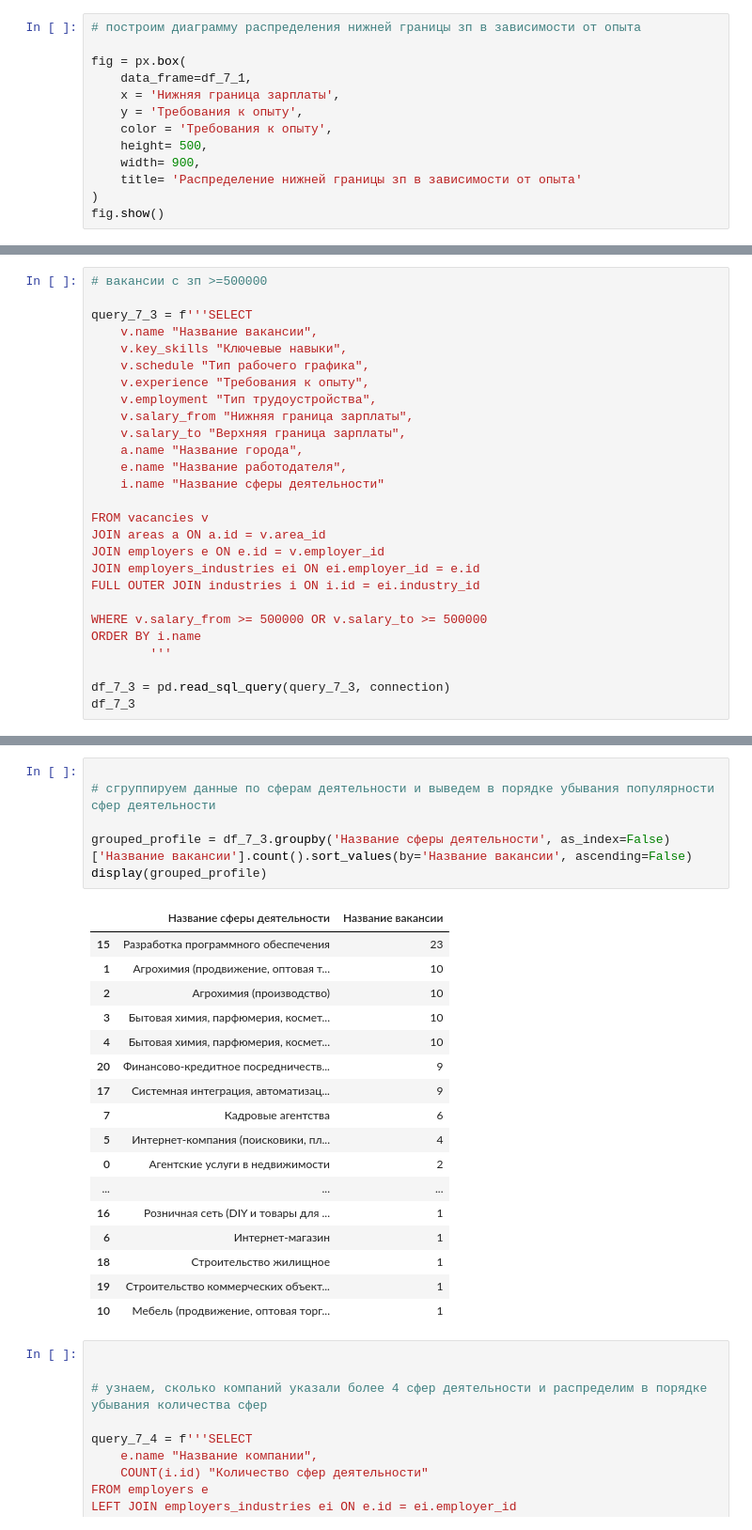
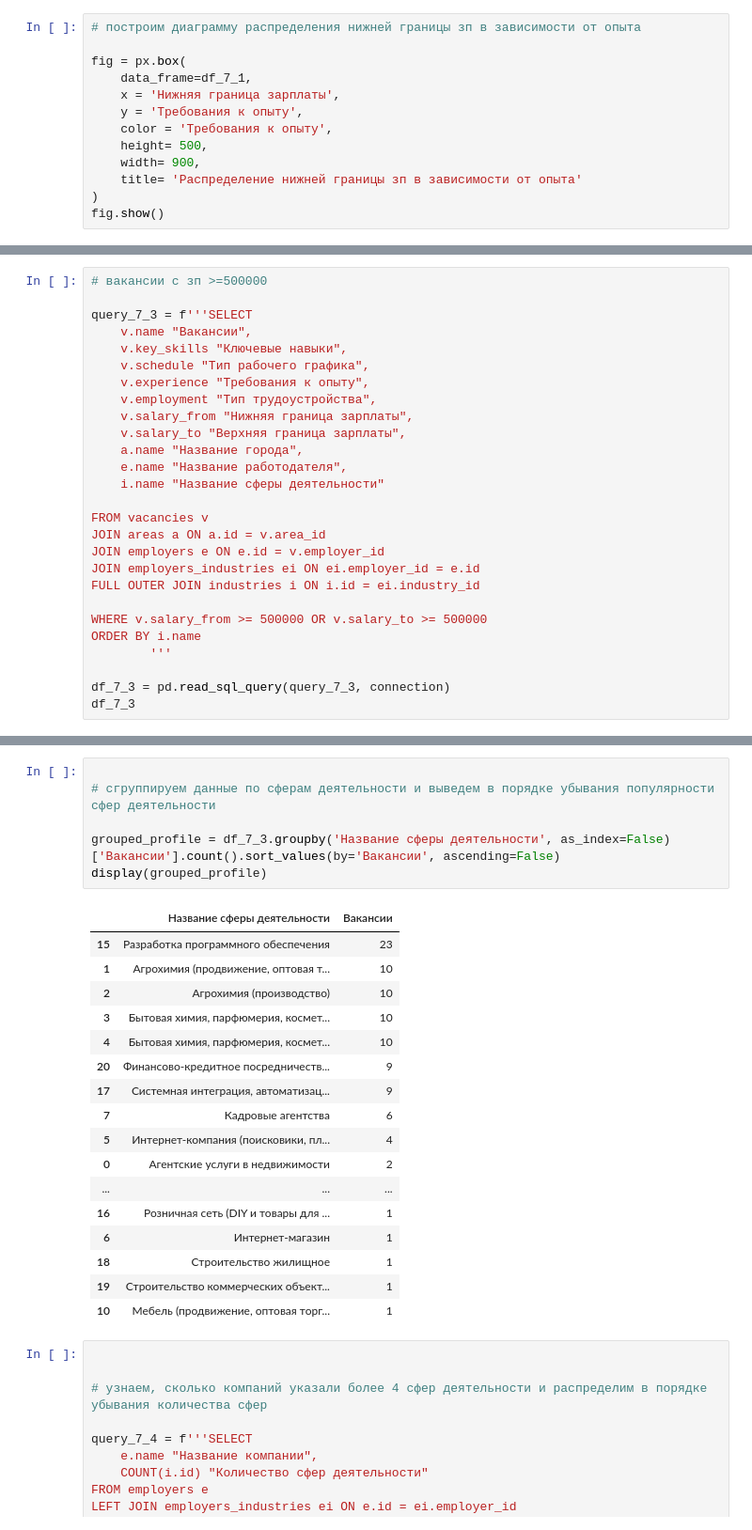
Before and after one commit to Pupsova/course_data_science, a Jupyter notebook: PROJECT-2 SQL/Project_2.ipynb, the cells around one changed output, grey strips where cells are left out. Shown at 94% size. Cells and saved outputs as stored; diff of their text form.

```diff
--- a/PROJECT-2 SQL/Project_2.ipynb
+++ b/PROJECT-2 SQL/Project_2.ipynb
@@ -729,7 +729,7 @@ df_7_2
 # вакансии с зп >=500000
 
 query_7_3 = f'''SELECT
-    v.name "Название вакансии",
+    v.name "Вакансии",
     v.key_skills "Ключевые навыки",
     v.schedule "Тип рабочего графика",
     v.experience "Требования к опыту",
@@ -784,11 +792,11 @@ fig.show()
 # %%
 
 # сгруппируем данные по сферам деятельности и выведем в порядке убывания популярности сфер деятельности
 
-grouped_profile = df_7_3.groupby('Название сферы деятельности', as_index=False)['Название вакансии'].count().sort_values(by='Название вакансии', ascending=False)
+grouped_profile = df_7_3.groupby('Название сферы деятельности', as_index=False)['Вакансии'].count().sort_values(by='Вакансии', ascending=False)
 display(grouped_profile)
 # %% [output]
-|  | Название сферы деятельности | Название вакансии |
+|  | Название сферы деятельности | Вакансии |
 | 15 | Разработка программного обеспечения | 23 |
 | 1 | Агрохимия (продвижение, оптовая т... | 10 |
 | 2 | Агрохимия (производство) | 10 |
```
Also changed, not shown: parts of 6 cells of this notebook.
